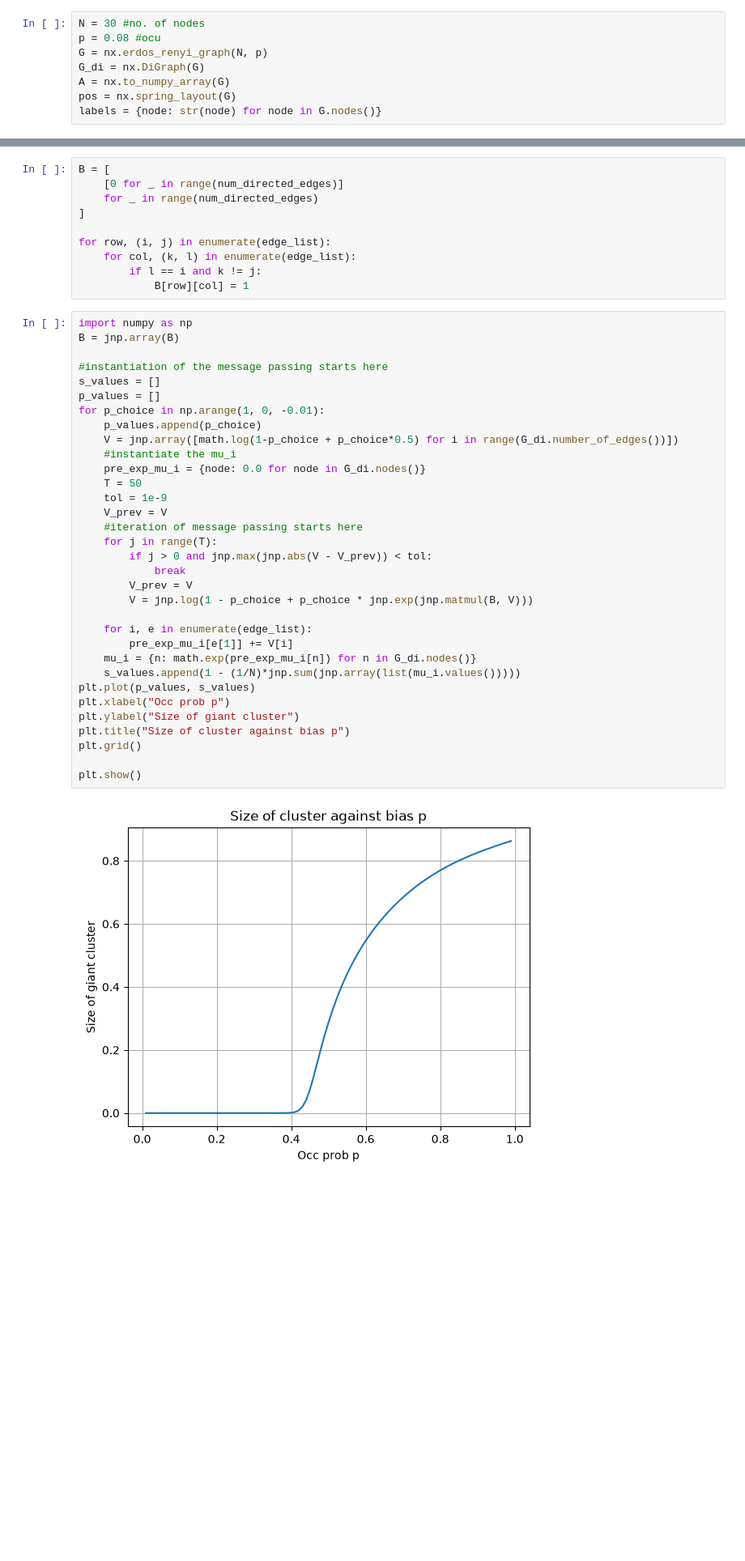
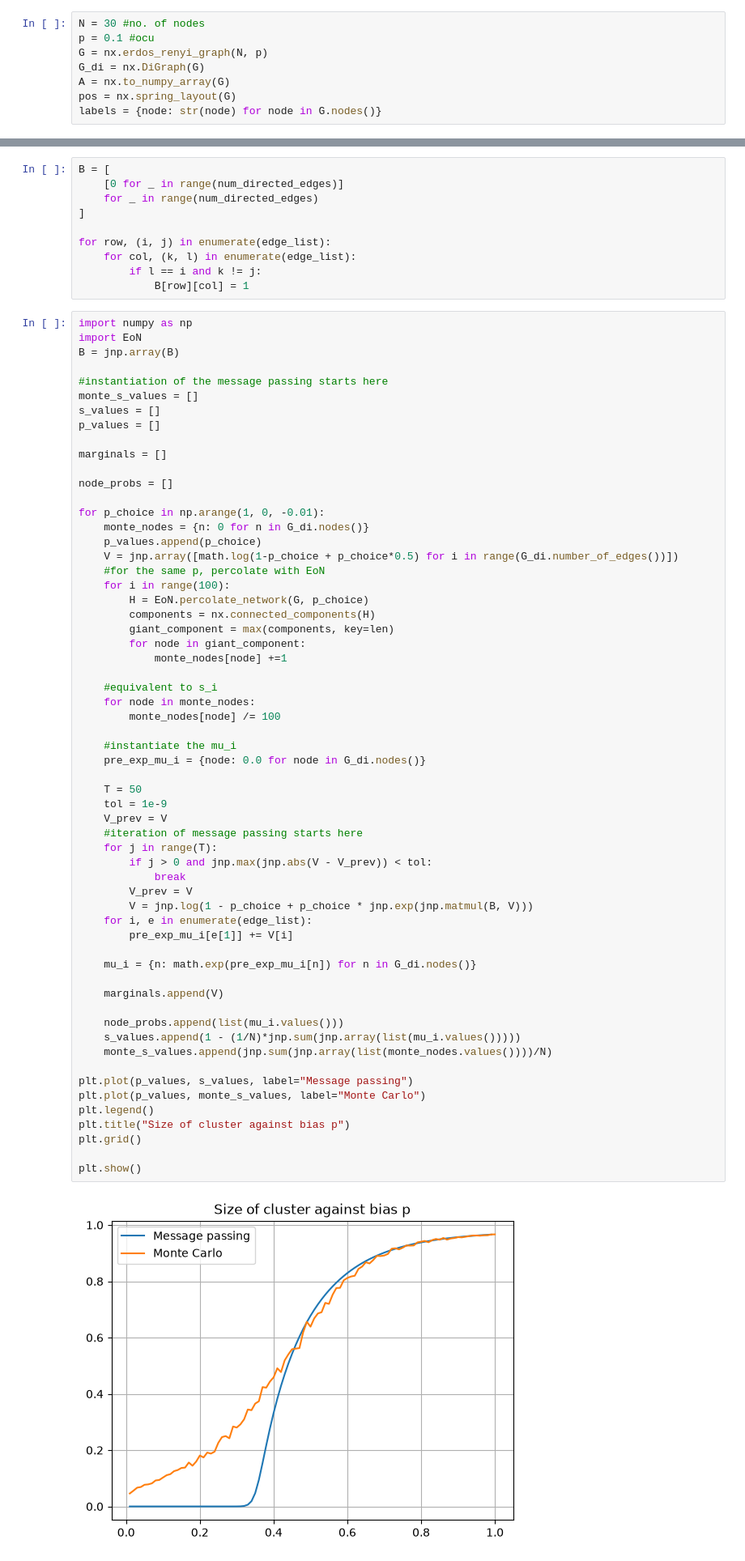
Before and after one commit to ryanotieno/belief-propagation-error, a Jupyter notebook: notebooks/percs_good.ipynb, the cells around one changed output, grey strips where cells are left out. Shown at 81% size. Drawn from its saved outputs; the diff is of its cells as text; blank space fills up the shorter version.

```diff
--- a/notebooks/percs_good.ipynb
+++ b/notebooks/percs_good.ipynb
@@ -7,7 +7,7 @@ from bp_error.perc_func import declare_vector, perc_log_meesage_pass, update_v_a
 import math
 # %%
 N = 30 #no. of nodes
-p = 0.08 #ocu
+p = 0.1 #ocu
 G = nx.erdos_renyi_graph(N, p)
 G_di = nx.DiGraph(G)
 A = nx.to_numpy_array(G)
@@ -52,36 +52,63 @@ for row, (i, j) in enumerate(edge_list):
             B[row][col] = 1
 # %%
 import numpy as np
+import EoN
 B = jnp.array(B)
 
 #instantiation of the message passing starts here
+monte_s_values = []
 s_values = []
 p_values = []
+
+marginals = []
+
+node_probs = []
+
 for p_choice in np.arange(1, 0, -0.01):
+    monte_nodes = {n: 0 for n in G_di.nodes()}
     p_values.append(p_choice)
     V = jnp.array([math.log(1-p_choice + p_choice*0.5) for i in range(G_di.number_of_edges())])
+    #for the same p, percolate with EoN
+    for i in range(100):
+        H = EoN.percolate_network(G, p_choice)
+        components = nx.connected_components(H)
+        giant_component = max(components, key=len)
+        for node in giant_component:
+            monte_nodes[node] +=1
+
+    #equivalent to s_i
+    for node in monte_nodes:
+        monte_nodes[node] /= 100
+
     #instantiate the mu_i
     pre_exp_mu_i = {node: 0.0 for node in G_di.nodes()}
+
     T = 50
     tol = 1e-9
     V_prev = V
     #iteration of message passing starts here
     for j in range(T):
         if j > 0 and jnp.max(jnp.abs(V - V_prev)) < tol:
             break
         V_prev = V
         V = jnp.log(1 - p_choice + p_choice * jnp.exp(jnp.matmul(B, V)))
-
     for i, e in enumerate(edge_list):
         pre_exp_mu_i[e[1]] += V[i]
+
     mu_i = {n: math.exp(pre_exp_mu_i[n]) for n in G_di.nodes()}
+
+    marginals.append(V)
+
+    node_probs.append(list(mu_i.values()))
     s_values.append(1 - (1/N)*jnp.sum(jnp.array(list(mu_i.values()))))
-plt.plot(p_values, s_values)
-plt.xlabel("Occ prob p")
-plt.ylabel("Size of giant cluster")
+    monte_s_values.append(jnp.sum(jnp.array(list(monte_nodes.values())))/N)
+
+plt.plot(p_values, s_values, label="Message passing")
+plt.plot(p_values, monte_s_values, label="Monte Carlo")
+plt.legend()
 plt.title("Size of cluster against bias p")
 plt.grid()
 
 plt.show()
 # %% [output]
-[figure, old version]
+[figure, new version]
```
Also changed, not shown: parts of 5 cells of this notebook, 2 other files.
